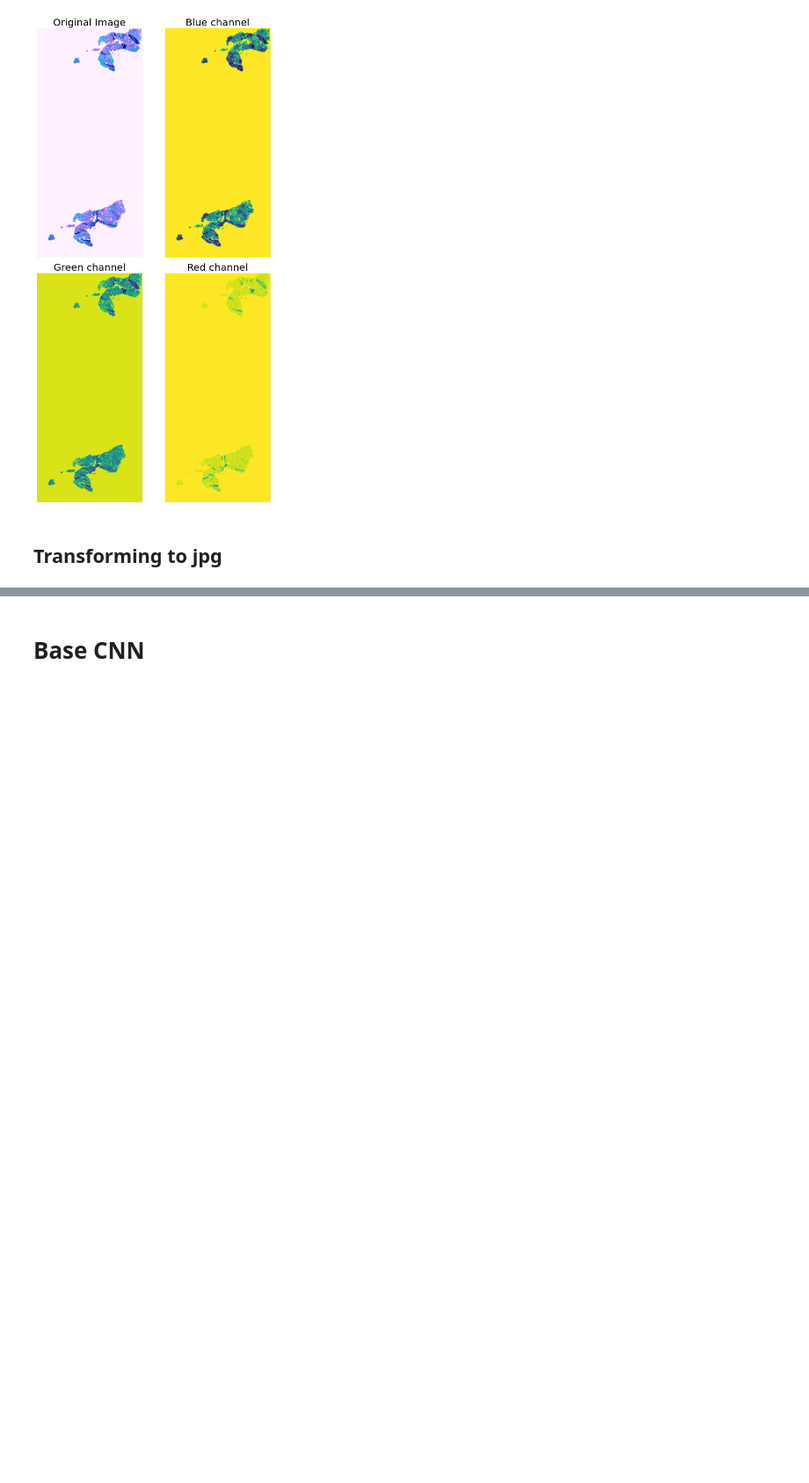
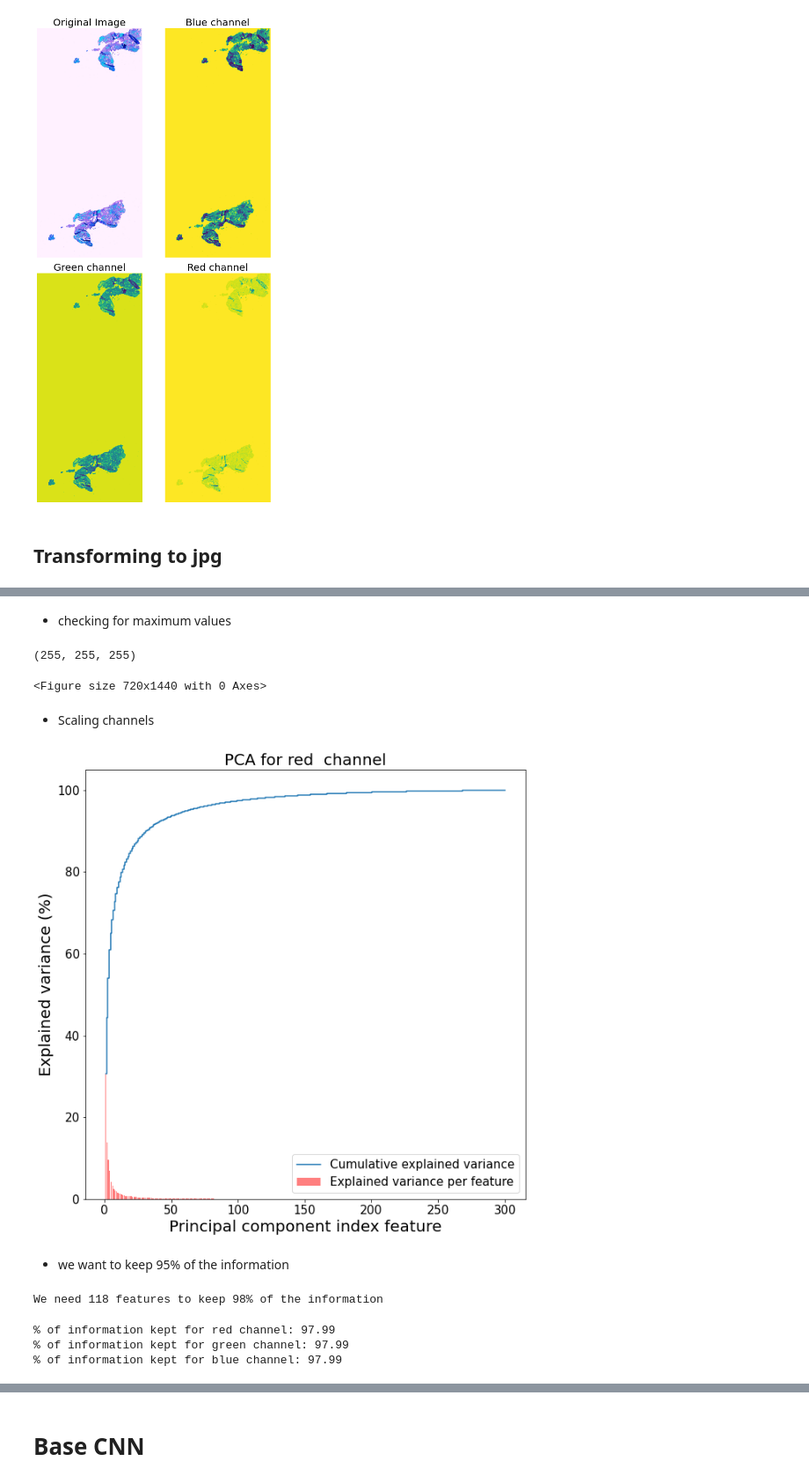
Before and after one commit to EnriqueProjectsIA/Mayo-Clinic---STRIP-AI, a Jupyter notebook: Mayo_clinic_exploration+CNN.ipynb, the cells around one changed output, grey strips where cells are left out. Shown at 88% size. Saved outputs shown, nothing was run; the diff lists cells and outputs as text; code cells hidden in the pictures; blank space fills up the shorter version.

```diff
--- a/Mayo_clinic_exploration+CNN.ipynb
+++ b/Mayo_clinic_exploration+CNN.ipynb
@@ -199,0 +206,21 @@ for folder in folders:
+# %%
+def openRandomImage():
+  PATH = '/content/drive/MyDrive/Data_sets/MAYO'
+  FOLDERS = ['CE','LAA']
+  folder =  np.random.choice(FOLDERS)
+  path = os.path.join(PATH,folder)
+  file = np.random.choice(os.listdir(path))
+  plt.figure(figsize=(10,20))
+  img = cv2.imread(os.path.join(path,file))
+  b,g,r = cv2.split(img)
+  return (b,g,r)
+# %% [markdown]
+* checking for maximum values
+# %%
+b, g, r = openRandomImage()
+np.max(b),np.max(g),np.max(r)
+# %% [output]
+(255, 255, 255)
+<Figure size 720x1440 with 0 Axes>
+# %% [markdown]
+* Scaling channels
@@ -199,0 +231,44 @@ for folder in folders:
+# %%
+numComp = 300 # In the CNN we want images of about 244 x 244
+pcaModel = PCA(n_components=numComp)
+pcaModel.fit(r)
+
+explainVariance = pcaModel.explained_variance_ratio_ * 100
+cummulativeExplainVariance = np.cumsum(explainVariance)
+
+plt.figure(figsize=[10, 10])
+plt.step(range(1, numComp+1), cummulativeExplainVariance, where='mid',label='Cumulative explained variance')
+plt.bar(range(1, numComp+1), explainVariance, align='center',label='Explained variance per feature', color = 'red', alpha = 0.5)
+plt.title("PCA for red  channel", size = 20)
+plt.xlabel('Principal component index feature', size =20)
+plt.ylabel('Explained variance (%)', size = 20)
+plt.xticks(size= 15)
+plt.yticks(size = 15)
+plt.legend(fontsize = 15)
+plt.show()
+# %% [output]
+[figure, added]
+# %% [markdown]
+* we want to keep 95% of the information
+# %%
+numFeatures = np.argmin(np.abs(cummulativeExplainVariance-98))
+print(f'We need {numFeatures+1} features to keep 98% of the information')
+# %% [output]
+We need 118 features to keep 98% of the information
+# %%
+pcaR = PCA(n_components=numFeatures+1)
+pcaR_trans = pcaR.fit_transform(rScaled)
+
+pcaG = PCA(n_components=numFeatures+1)
+pcaG_trans = pcaG.fit_transform(gScaled)
+
+pcaB = PCA(n_components=numFeatures+1)
+pcaB_trans = pcaB.fit_transform(bScaled)
+
+print(f"% of information kept for red channel: {np.sum(pcaR.explained_variance_ratio_ )*100:.2f}")
+print(f"% of information kept for green channel: {np.sum(pcaR.explained_variance_ratio_ )*100:.2f}")
+print(f"% of information kept for blue channel: {np.sum(pcaR.explained_variance_ratio_ )*100:.2f}")
+# %% [output]
+% of information kept for red channel: 97.99
+% of information kept for green channel: 97.99
+% of information kept for blue channel: 97.99
```
Also changed, not shown: parts of 6 cells of this notebook.
